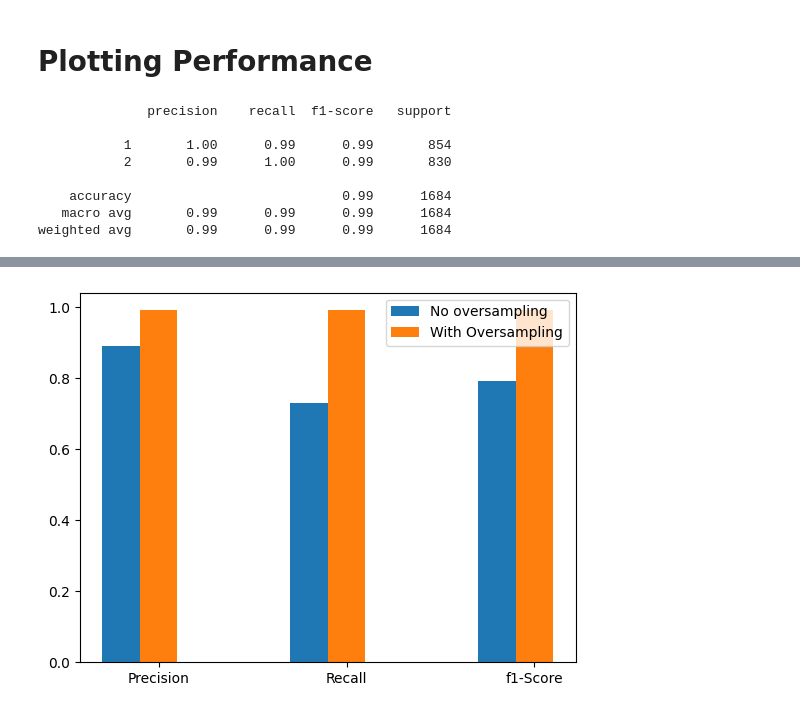
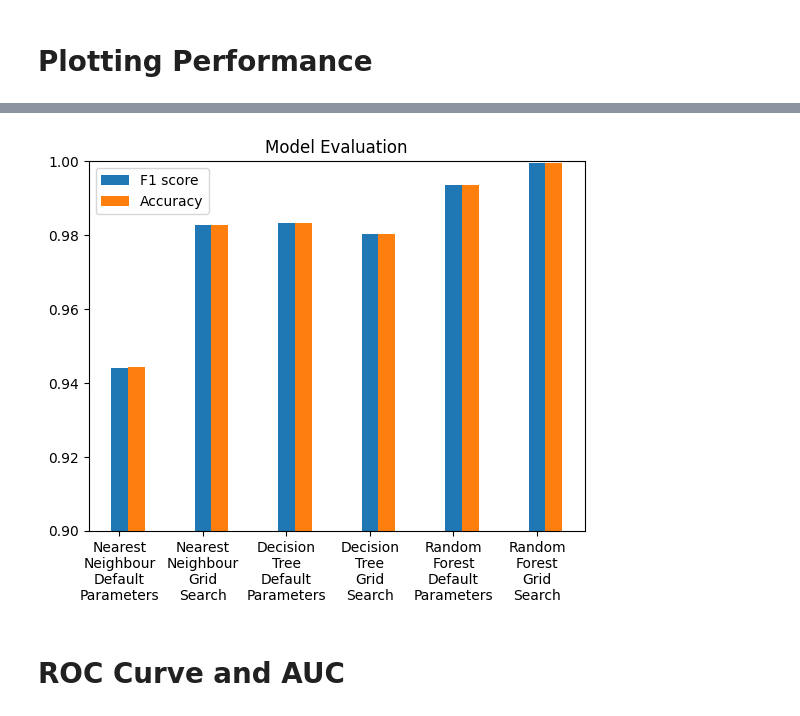
Before and after one commit to LikeMattorSomething/FutureTalentsProjects, a Jupyter notebook: GraceDataMLTests_V2.ipynb, the cells around one changed output, grey strips where cells are left out. Saved outputs shown, nothing was run; the diff lists cells and outputs as text; code cells hidden in the pictures.

Commit message:
F1 score and Accuracy table added

```diff
--- a/GraceDataMLTests_V2.ipynb
+++ b/GraceDataMLTests_V2.ipynb
@@ -185,32 +175,36 @@ import matplotlib.pyplot as plt
 from sklearn.metrics import precision_score
 from sklearn.metrics import classification_report
 
-print(classification_report(y_test,GSD.predict(X_test_scaled)))
+#print(classification_report(y_test,GSD.predict(X_test_scaled)))
 
-#ModelPerformanceResults = {'Nearest Neightbour': [0.97,0.54,0.56],'Decision Tree':[0.73,0.61,0.64],'Random Forest':[0.89,0.73,0.79]}
 
-ModelPerformanceResults = {'No oversampling': [0.89,0.73,0.79],'With Oversampling':[0.99,0.99,0.99]}
+ModelPerformanceResults = {'Nearest Neighbour Default Parameters': [0.944083906637899,0.9441805225653207],'Nearest Neighbour Grid Search':[0.9827789455718623,0.9827790973871734],'Decision Tree Default Parameters':[0.9833728278041074,0.9833729216152018],'Decision Tree Grid Search':[0.9804032407366593,0.9804038004750594],'Random Forest Default Parameters':[0.9934675441965211,0.9934679334916865],'Random Forest Grid Search':[0.9994060649794538,0.9994061757719715]}
 testDF = pd.DataFrame(data=ModelPerformanceResults)
 
 
 width = 0.2
-x = np.arange(3)
+x = np.arange(6)
 
-plt.bar(x-width, ModelPerformanceResults['No oversampling'], width)
-plt.bar(x, ModelPerformanceResults['With Oversampling'], width)
+for y in range(6):
+  # print(testDF.iloc[0][y])
+  # print(testDF.iloc[1][y])
+
+  plt.bar(y, testDF.iloc[0][y], width,color='#1f77b4')
+  plt.bar(y+width, testDF.iloc[1][y], width,color='#ff7f0e')
+
+
+
+#plt.bar(x, ModelPerformanceResults['With Oversampling'], width)
 #plt.bar(x+width, ModelPerformanceResults['Random Forest'], width)
 
 
-plt.xticks(x, ['Precision','Recall','f1-Score'])
-plt.legend(['No oversampling','With Oversampling'])
+#plt.xticks(x, ['Nearest Neighbour Default Parameters','Nearest Neighbour Grid Search','Decision Tree Default Parameters','Decision Tree Grid Search','Random Forest Default Parameters','Random Forest Grid Search'],rotation=90)
+plt.xticks(x, ['Nearest\nNeighbour\nDefault\nParameters','Nearest\nNeighbour\nGrid\nSearch','Decision\nTree\nDefault\nParameters','Decision\nTree\nGrid\nSearch','Random\nForest\nDefault\nParameters','Random\nForest\nGrid\nSearch'])
 
+plt.legend(['F1 score','Accuracy'])
+
+plt.ylim(0.9,1)
+
+plt.title("Model Evaluation")
 plt.show()
 # %% [output]
-              precision    recall  f1-score   support
-
-           1       1.00      0.99      0.99       854
-           2       0.99      1.00      0.99       830
-
-    accuracy                           0.99      1684
-   macro avg       0.99      0.99      0.99      1684
-weighted avg       0.99      0.99      0.99      1684
@@ -218 +211,3 @@ weighted avg       0.99      0.99      0.99      1684
-[figure, old version]
+[figure, new version]
+# %% [markdown]
+# ROC Curve and AUC
```
Also changed, not shown: parts of 5 cells of this notebook.
